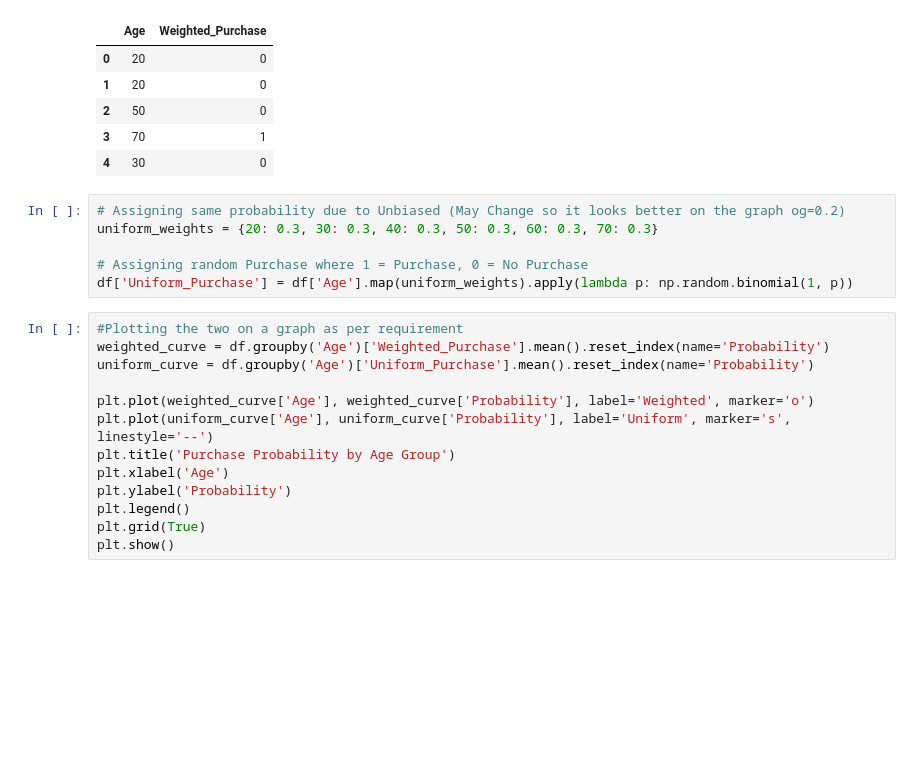
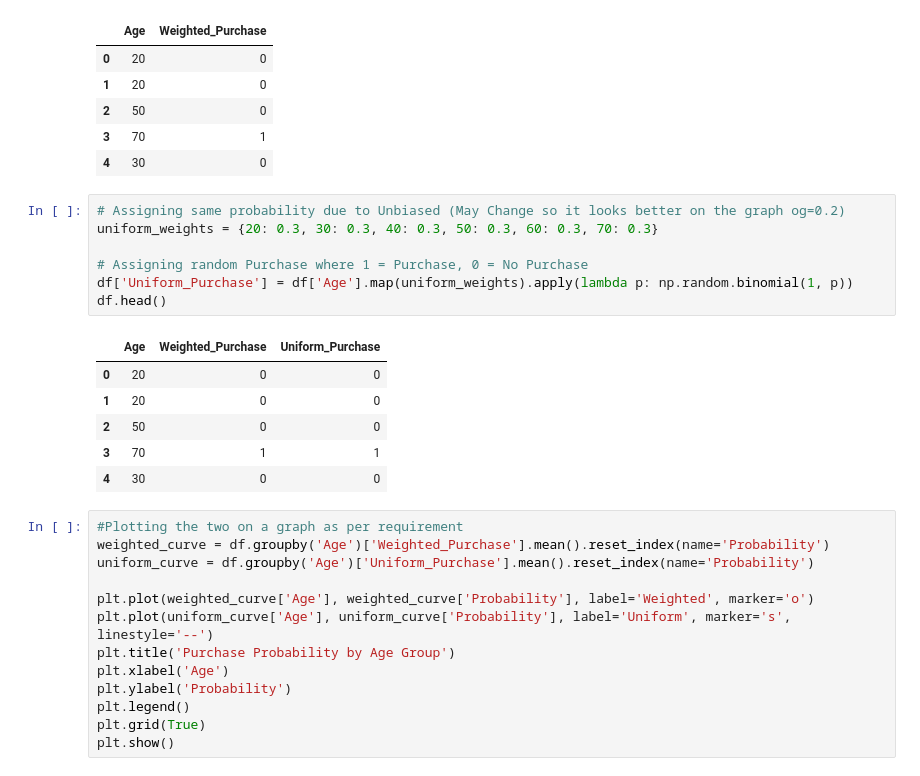
Before and after one commit to OmerTDK/Age-Based-Purchase-Simulation, a Jupyter notebook: Project_Analysis.ipynb, the cells around one changed output. Saved outputs shown, nothing was run; the diff lists cells and outputs as text; blank space fills up the shorter version.

Commit message:
Finishing touches. Accuracy and df.heads()

```diff
--- a/Project_Analysis.ipynb
+++ b/Project_Analysis.ipynb
@@ -46,9 +46,17 @@ df.head()
 # %%
 # Assigning same probability due to Unbiased (May Change so it looks better on the graph og=0.2)
 uniform_weights = {20: 0.3, 30: 0.3, 40: 0.3, 50: 0.3, 60: 0.3, 70: 0.3}
 
 # Assigning random Purchase where 1 = Purchase, 0 = No Purchase
 df['Uniform_Purchase'] = df['Age'].map(uniform_weights).apply(lambda p: np.random.binomial(1, p))
+df.head()
+# %% [output]
+|  | Age | Weighted_Purchase | Uniform_Purchase |
+| 0 | 20 | 0 | 0 |
+| 1 | 20 | 0 | 0 |
+| 2 | 50 | 0 | 0 |
+| 3 | 70 | 1 | 1 |
+| 4 | 30 | 0 | 0 |
 # %%
 #Plotting the two on a graph as per requirement
 weighted_curve = df.groupby('Age')['Weighted_Purchase'].mean().reset_index(name='Probability')
```
Also changed, not shown: parts of 1 cell of this notebook.
